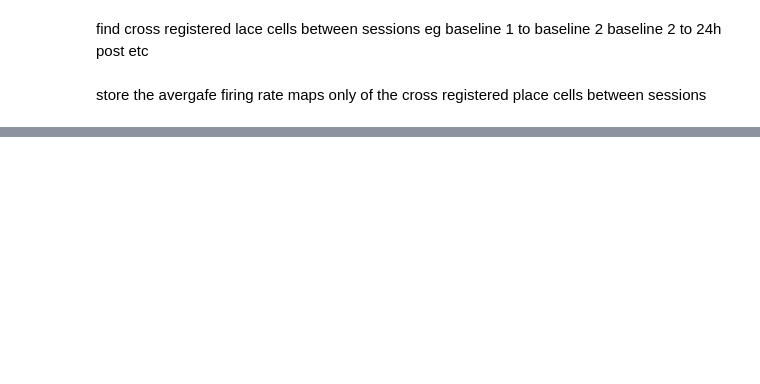
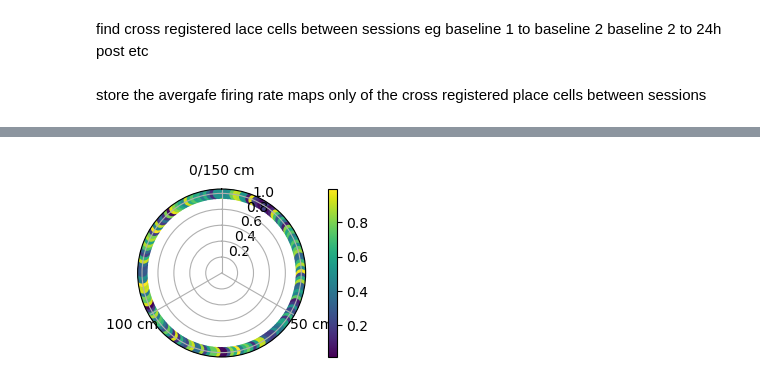
Before and after one commit to ttamiolakis/2p-place-coding, a Jupyter notebook: notebooks/multisession_cross_registration_per_animal.ipynb, the cells around one changed output, grey strips where cells are left out. Saved outputs shown, nothing was run; the diff lists cells and outputs as text; code cells hidden in the pictures; blank space fills up the shorter version.

```diff
--- a/notebooks/multisession_cross_registration_per_animal.ipynb
+++ b/notebooks/multisession_cross_registration_per_animal.ipynb
@@ -387,0 +394,31 @@ fig.write_html(f'D:/sd_project_pbox/results/{animal}/cross_registration/{conditi
+# %%
+import numpy as np
+import matplotlib.pyplot as plt
+
+# Initialize the circle with 150 bins
+theta = np.linspace(0, 2*np.pi, 150, endpoint=False)
+
+# Example firing rate map
+cyclic_data = np.random.rand(150)  # Replace with your actual firing rate map
+
+# Create the polar plot
+fig = plt.figure()
+ax = fig.add_subplot(2, 2, 3, projection='polar')
+ax.set_theta_direction(-1)  # Set clockwise direction
+ax.set_theta_zero_location('N')  # Set zero angle at North
+
+# Customize the tick labels on the circles (bins)
+circle_ticks = [0, 120, 240]  # Tick positions in degrees
+circle_labels = ['0/150 cm', '50 cm', '100 cm']  # Labels for the ticks
+ax.set_xticks(np.radians(circle_ticks))  # Set the tick positions in radians
+ax.set_xticklabels(circle_labels)
+
+# Plot the firing rate map as colored points along the edge of the circle
+sc = ax.scatter(theta, np.ones_like(theta), c=cyclic_data, cmap='viridis', s=50, edgecolors='face')
+
+# Add a color bar
+plt.colorbar(sc, ax=ax, orientation='vertical', pad=0.1)
+
+plt.show()
+# %% [output]
+[figure, added]
```
Also changed, not shown: parts of 10 cells of this notebook.
